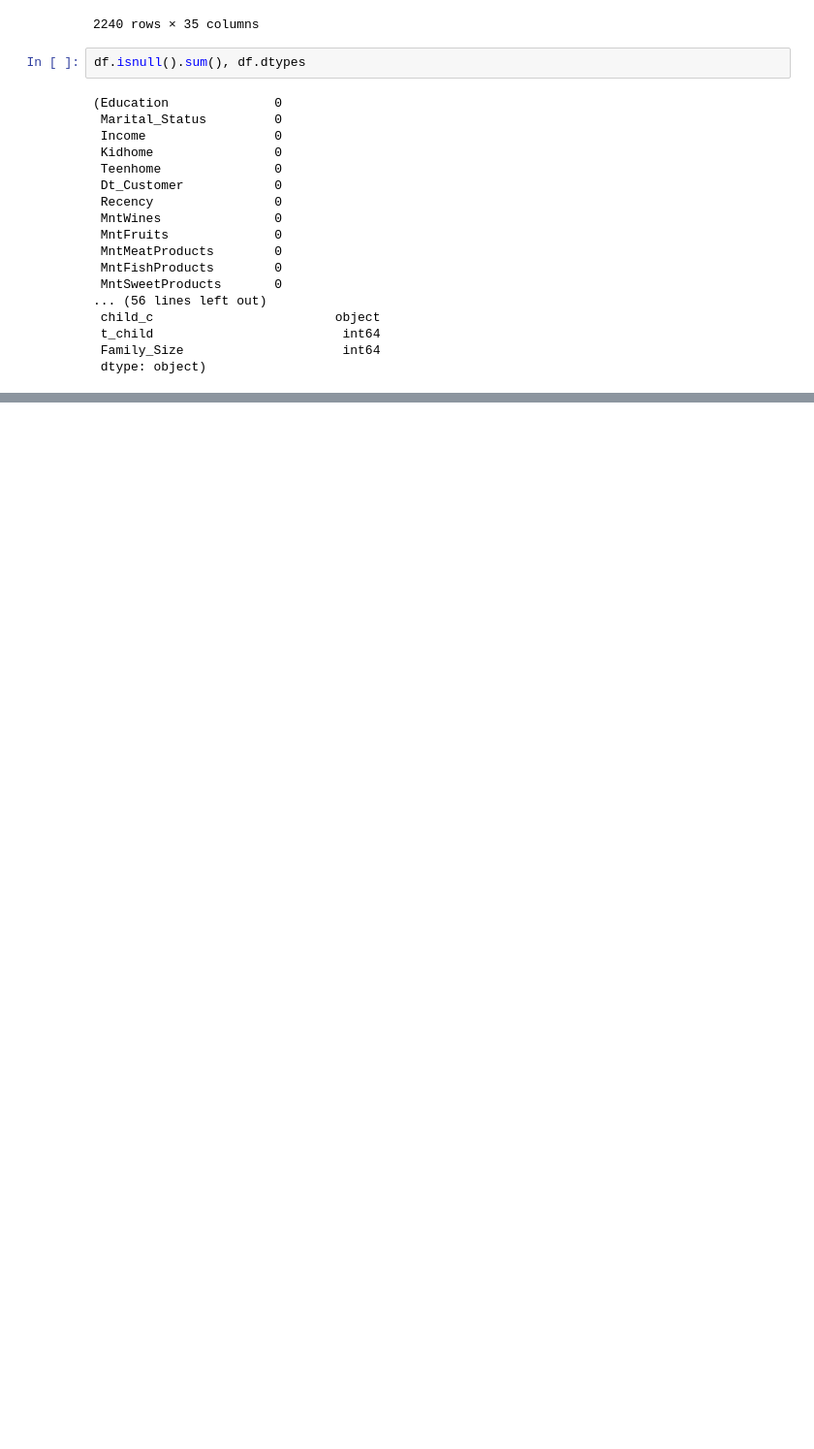
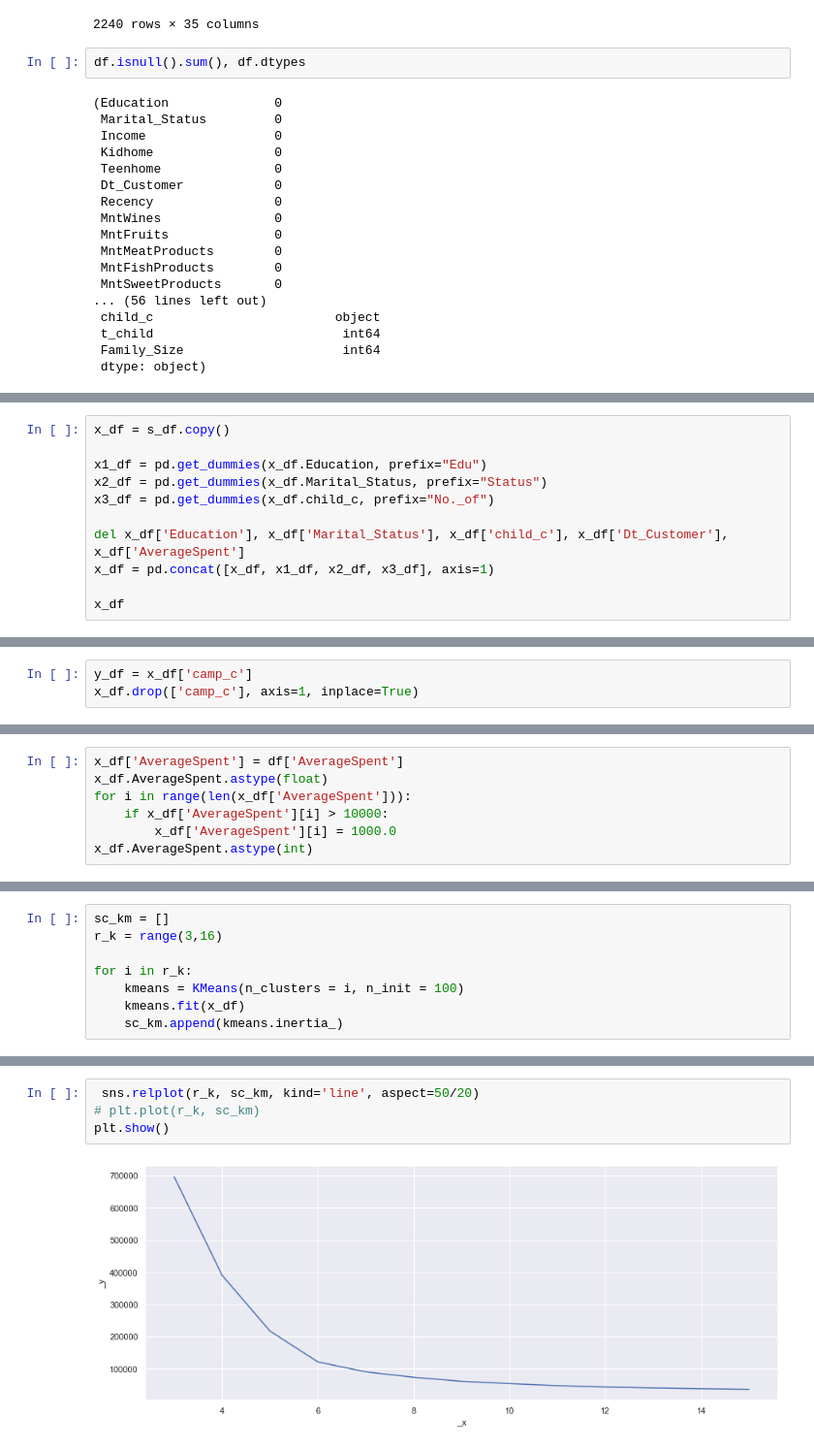
Before and after one commit to shivakrishnazikardh/Analysis-on-Customers-Data, a Jupyter notebook: Customer Personality Analysis.ipynb, the cells around one changed output, grey strips where cells are left out. Shown at 97% size. Cells and saved outputs as stored; diff of their text form; blank space fills up the shorter version.

```diff
--- a/Customer Personality Analysis.ipynb
+++ b/Customer Personality Analysis.ipynb
@@ -277,0 +429,11 @@ plt.show()
+# %%
+x_df = s_df.copy()
+
+x1_df = pd.get_dummies(x_df.Education, prefix="Edu")
+x2_df = pd.get_dummies(x_df.Marital_Status, prefix="Status")
+x3_df = pd.get_dummies(x_df.child_c, prefix="No._of")
+
+del x_df['Education'], x_df['Marital_Status'], x_df['child_c'], x_df['Dt_Customer'], x_df['AverageSpent']
+x_df = pd.concat([x_df, x1_df, x2_df, x3_df], axis=1)
+
+x_df
@@ -277,0 +454,3 @@ plt.show()
+# %%
+y_df = x_df['camp_c']
+x_df.drop(['camp_c'], axis=1, inplace=True)
@@ -277,0 +486,7 @@ plt.show()
+# %%
+x_df['AverageSpent'] = df['AverageSpent']
+x_df.AverageSpent.astype(float)
+for i in range(len(x_df['AverageSpent'])):
+    if x_df['AverageSpent'][i] > 10000:
+        x_df['AverageSpent'][i] = 1000.0
+x_df.AverageSpent.astype(int)
@@ -277,0 +510,8 @@ plt.show()
+# %%
+sc_km = []
+r_k = range(3,16)
+
+for i in r_k:
+    kmeans = KMeans(n_clusters = i, n_init = 100)
+    kmeans.fit(x_df)
+    sc_km.append(kmeans.inertia_)
@@ -277,0 +534,6 @@ plt.show()
+# %%
+ sns.relplot(r_k, sc_km, kind='line', aspect=50/20)
+# plt.plot(r_k, sc_km)
+plt.show()
+# %% [output]
+[figure, added]
```
Also changed, not shown: parts of 34 cells of this notebook.
